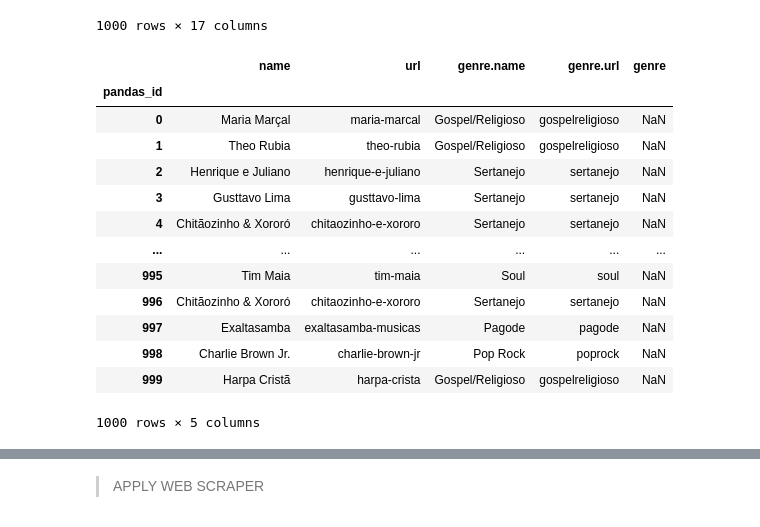
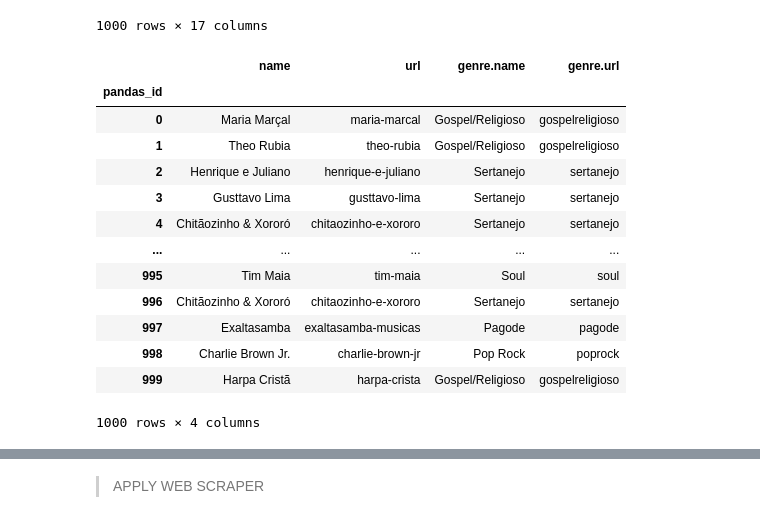
Before and after one commit to JosueFidelis/cinfra-club, a Jupyter notebook: web scraper/scraper.ipynb, the cells around one changed output, grey strips where cells are left out. Cells and saved outputs as stored; diff of their text form; code cells hidden in the pictures.

Commit message:
remove genre column

```diff
--- a/web scraper/scraper.ipynb
+++ b/web scraper/scraper.ipynb
@@ -89,37 +89,37 @@ df_artist
 # %%
 df_artist["pandas_id"] = df_artist.index
 df_artist.set_index("pandas_id", inplace=True)
 df_artist.drop(columns=[
     "id", \
     "image.50", \
     "image.250", \
     "image.162", \
     "headImage", \
     "genre.id", \
     "songs", \
     "totalPhotos",\
     "inappropriateContent.artist",\
     "inappropriateContent.photos", \
     "inappropriateContent.albuns", \
     "image.color", \
-    #"genre", \
+    "genre", \
 ], inplace=True)
 df_artist
 # %% [output]
-|  | name | url | genre.name | genre.url | genre |
-| pandas_id |  |  |  |  |  |
-| 0 | Maria Marçal | maria-marcal | Gospel/Religioso | gospelreligioso | NaN |
-| 1 | Theo Rubia | theo-rubia | Gospel/Religioso | gospelreligioso | NaN |
-| 2 | Henrique e Juliano | henrique-e-juliano | Sertanejo | sertanejo | NaN |
-| 3 | Gusttavo Lima | gusttavo-lima | Sertanejo | sertanejo | NaN |
-| 4 | Chitãozinho & Xororó | chitaozinho-e-xororo | Sertanejo | sertanejo | NaN |
-| ... | ... | ... | ... | ... | ... |
-| 995 | Tim Maia | tim-maia | Soul | soul | NaN |
-| 996 | Chitãozinho & Xororó | chitaozinho-e-xororo | Sertanejo | sertanejo | NaN |
-| 997 | Exaltasamba | exaltasamba-musicas | Pagode | pagode | NaN |
-| 998 | Charlie Brown Jr. | charlie-brown-jr | Pop Rock | poprock | NaN |
-| 999 | Harpa Cristã | harpa-crista | Gospel/Religioso | gospelreligioso | NaN |
+|  | name | url | genre.name | genre.url |
+| pandas_id |  |  |  |  |
+| 0 | Maria Marçal | maria-marcal | Gospel/Religioso | gospelreligioso |
+| 1 | Theo Rubia | theo-rubia | Gospel/Religioso | gospelreligioso |
+| 2 | Henrique e Juliano | henrique-e-juliano | Sertanejo | sertanejo |
+| 3 | Gusttavo Lima | gusttavo-lima | Sertanejo | sertanejo |
+| 4 | Chitãozinho & Xororó | chitaozinho-e-xororo | Sertanejo | sertanejo |
+| ... | ... | ... | ... | ... |
+| 995 | Tim Maia | tim-maia | Soul | soul |
+| 996 | Chitãozinho & Xororó | chitaozinho-e-xororo | Sertanejo | sertanejo |
+| 997 | Exaltasamba | exaltasamba-musicas | Pagode | pagode |
+| 998 | Charlie Brown Jr. | charlie-brown-jr | Pop Rock | poprock |
+| 999 | Harpa Cristã | harpa-crista | Gospel/Religioso | gospelreligioso |
-1000 rows × 5 columns
+1000 rows × 4 columns
 # %%
 df_songs.drop(columns=["artist", "id", "hits"], inplace=True)
 
```
Also changed, not shown: parts of 3 cells of this notebook.
